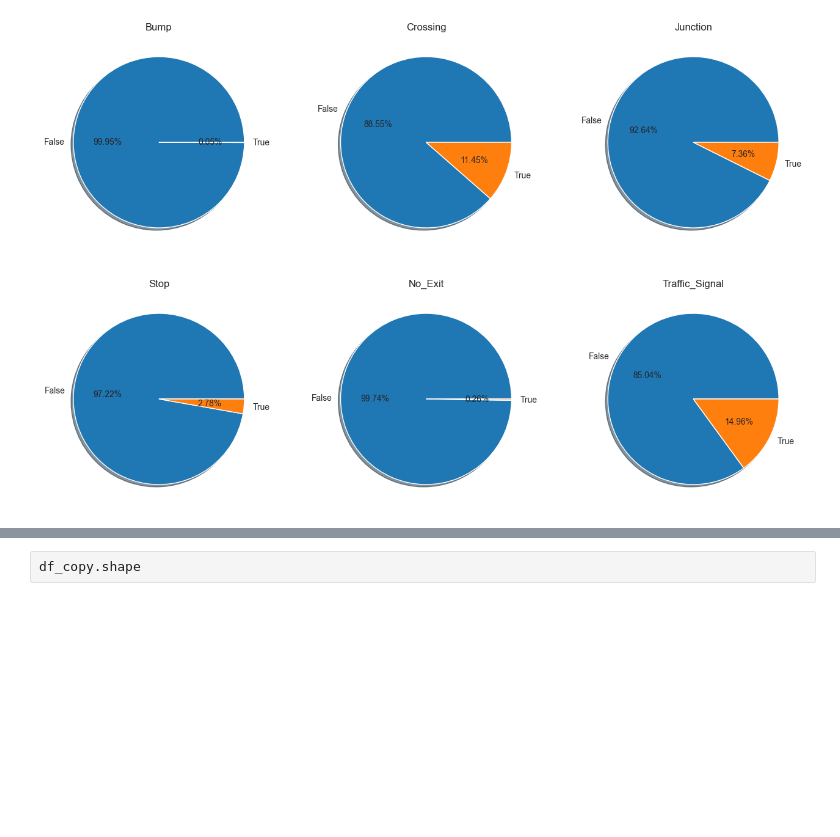
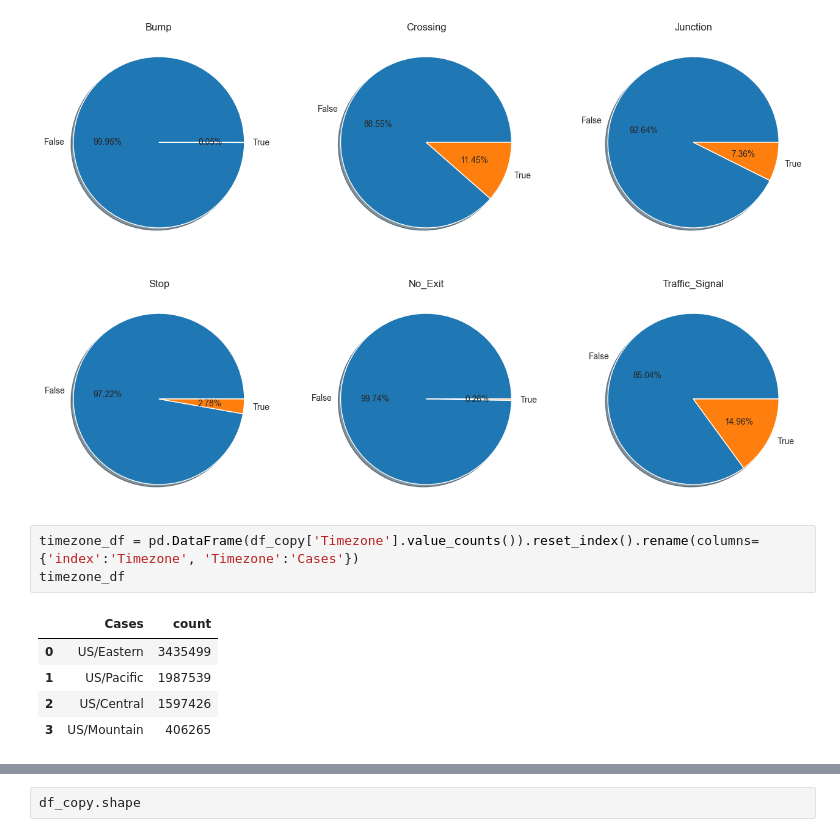
Before and after one commit to AbhirupB/Road-accidents-ML, a Jupyter notebook: EDA and training.ipynb, the cells around one changed output, grey strips where cells are left out. Drawn from its saved outputs; the diff is of its cells as text; blank space fills up the shorter version.

```diff
--- a/EDA and training.ipynb
+++ b/EDA and training.ipynb
@@ -760,3 +760,12 @@ df_copy['Traffic_Signal'].value_counts().plot(kind='pie',shadow=True,autopct = '
 plt.show()
 # %% [output]
 [figure]
+# %%
+timezone_df = pd.DataFrame(df_copy['Timezone'].value_counts()).reset_index().rename(columns={'index':'Timezone', 'Timezone':'Cases'})
+timezone_df
+# %% [output]
+|  | Cases | count |
+| 0 | US/Eastern | 3435499 |
+| 1 | US/Pacific | 1987539 |
+| 2 | US/Central | 1597426 |
+| 3 | US/Mountain | 406265 |
```
Also changed, not shown: parts of 11 cells of this notebook.
